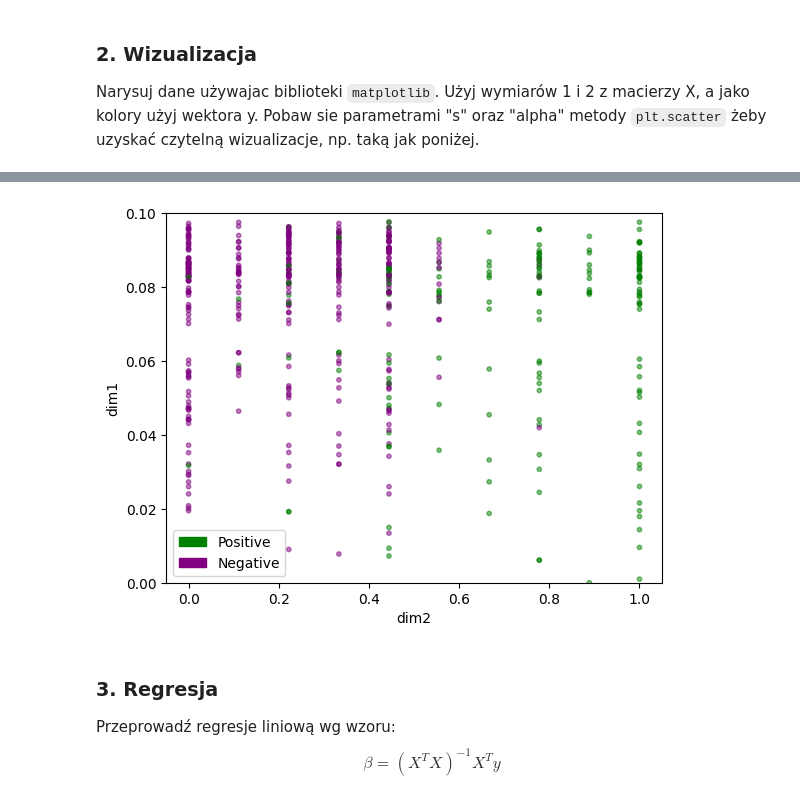
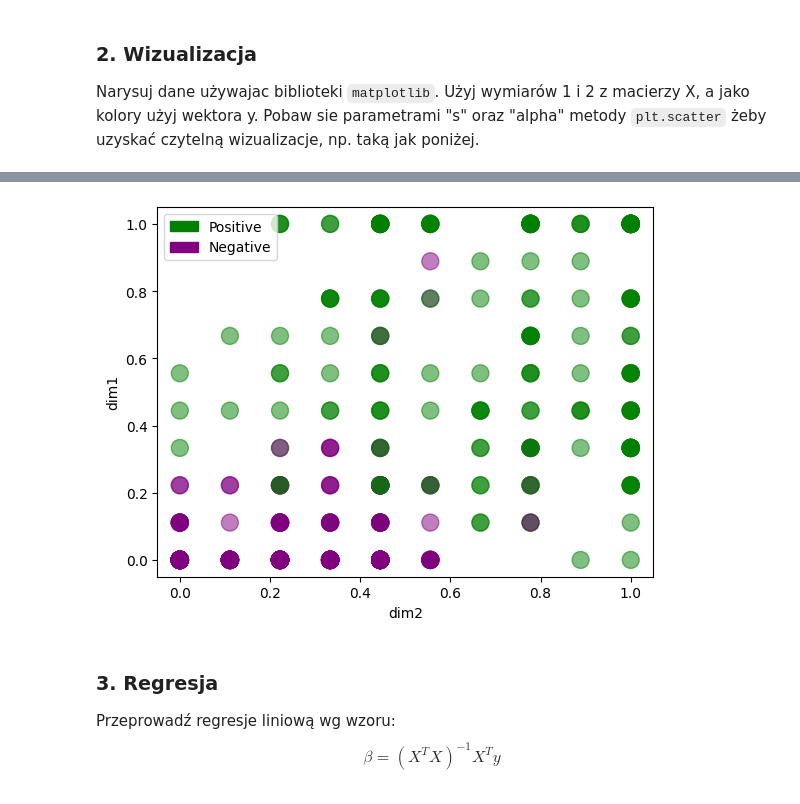
Before and after one commit to xFloly/effective_python, a Jupyter notebook: lab13.ipynb, the cells around one changed output, grey strips where cells are left out. Saved outputs shown, nothing was run; the diff lists cells and outputs as text; code cells hidden in the pictures.

```diff
--- a/lab13.ipynb
+++ b/lab13.ipynb
@@ -35,6 +30,9 @@ def scale(X):
+# %%
+from sklearn.preprocessing import MinMaxScaler
+
+scaler = MinMaxScaler()
+X_scaled = scaler.fit_transform(X)
 # %%
 import numpy as np
 
 y = np.where(y == 2, -1,  np.where(y == 4, 1, y))
-
-X_scaled = scale(X)
@@ -66,25 +48,25 @@ Narysuj dane używajac biblioteki `matplotlib`. Użyj wymiarów 1 i 2 z macierzy
 # %%
 %matplotlib inline
 import matplotlib.pyplot as plt
 import matplotlib.patches as mpatches
 
-x_dim1 = X_scaled[:, 0]
-x_dim2 = X_scaled[:, 1]
+x_dim1 = X_scaled[:, 1]
+x_dim2 = X_scaled[:, 2]
 colors = np.where(y == -1, 'purple', 'green')
-plt.scatter(x_dim2, x_dim1, c=colors, s = 10 , alpha=0.5)
+plt.scatter(x_dim1, x_dim2, c=colors, s = 150 , alpha=0.5)
 
 plt.xlabel("dim2")
 plt.ylabel("dim1")
 
 green_patch = mpatches.Patch(color='green', label='Positive')
 purple_patch = mpatches.Patch(color='purple', label='Negative')
 plt.legend(handles=[green_patch, purple_patch])
 
-plt.ylim(0,0.1)
+
 
 plt.show()
 # %% [output]
-[figure, old version]
+[figure, new version]
 # %% [markdown]
 ### 3. Regresja
 
```
Also changed, not shown: parts of 12 cells of this notebook.
